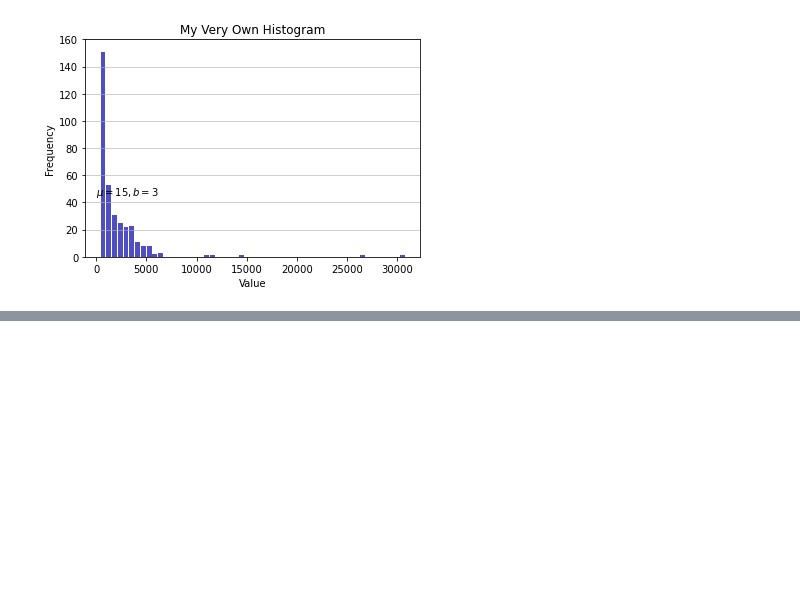
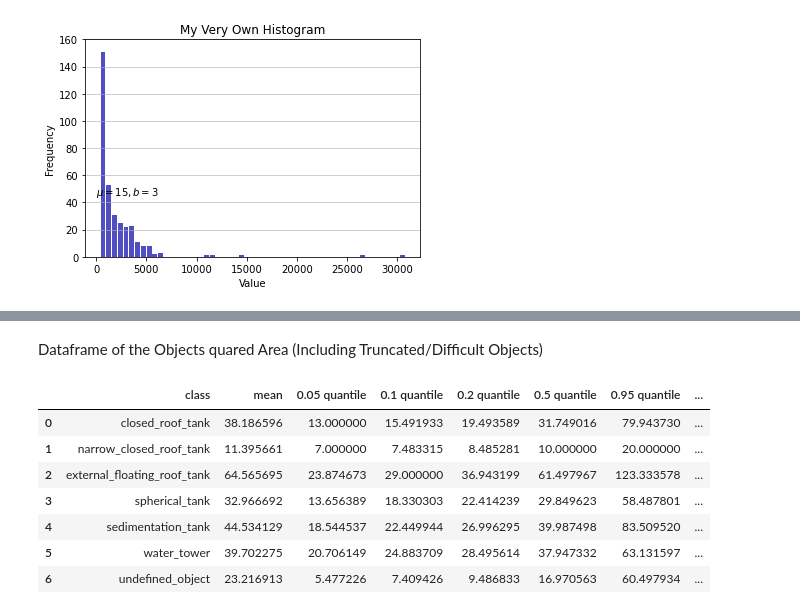
Before and after one commit to celinerobi/ast_object_detection_public, a Jupyter notebook: object_detection/bounding_box_size.ipynb, the cells around one changed output, grey strips where cells are left out. Saved outputs shown, nothing was run; the diff lists cells and outputs as text; code cells hidden in the pictures; blank space fills up the shorter version.

```diff
--- a/object_detection/bounding_box_size.ipynb
+++ b/object_detection/bounding_box_size.ipynb
@@ -66,0 +172,30 @@ def area_dist(parent_dir, img_ids, anno_dir, keep_difficult = True, bbox_remove
+# %% [markdown]
+Dataframe of the Objects quared Area (Including Truncated/Difficult Objects)
+# %%
+area_dict, area_sqrt_dict, aspect_ratio_dict = area_and_aspect_ratio(parent_dir, img_ids, anno_dir,
+                                                                     keep_difficult = True,
+                                                                     bbox_remove = 0)
+# %%
+class_stats = []
+class_ = []
+for x in area_sqrt_dict:
+    class_.append(x)
+    class_stats.append([statistics.mean(area_sqrt_dict[x]), np.quantile(area_sqrt_dict[x], 0.05),
+                        np.quantile(area_sqrt_dict[x],0.1), np.quantile(area_sqrt_dict[x],0.2),
+                        np.quantile(area_sqrt_dict[x],0.5), np.quantile(area_sqrt_dict[x],0.95), len(area_sqrt_dict[x])])
+class_stats = np.array(class_stats)
+
+class_stats_df = pd.DataFrame(class_stats, columns = ['mean', '0.05 quantile', '0.1 quantile',
+                                                      '0.2 quantile', '0.5 quantile',
+                                                      '0.95 quantile', "number of objects"])
+class_stats_df.insert(0, "class", class_, True)
+class_stats_df
+# %% [output]
+|  | class | mean | 0.05 quantile | 0.1 quantile | 0.2 quantile | 0.5 quantile | 0.95 quantile | ... |
+| 0 | closed_roof_tank | 38.186596 | 13.000000 | 15.491933 | 19.493589 | 31.749016 | 79.943730 | ... |
+| 1 | narrow_closed_roof_tank | 11.395661 | 7.000000 | 7.483315 | 8.485281 | 10.000000 | 20.000000 | ... |
+| 2 | external_floating_roof_tank | 64.565695 | 23.874673 | 29.000000 | 36.943199 | 61.497967 | 123.333578 | ... |
+| 3 | spherical_tank | 32.966692 | 13.656389 | 18.330303 | 22.414239 | 29.849623 | 58.487801 | ... |
+| 4 | sedimentation_tank | 44.534129 | 18.544537 | 22.449944 | 26.996295 | 39.987498 | 83.509520 | ... |
+| 5 | water_tower | 39.702275 | 20.706149 | 24.883709 | 28.495614 | 37.947332 | 63.131597 | ... |
+| 6 | undefined_object | 23.216913 | 5.477226 | 7.409426 | 9.486833 | 16.970563 | 60.497934 | ... |
```
Also changed, not shown: parts of 10 cells of this notebook, 1 other file.
